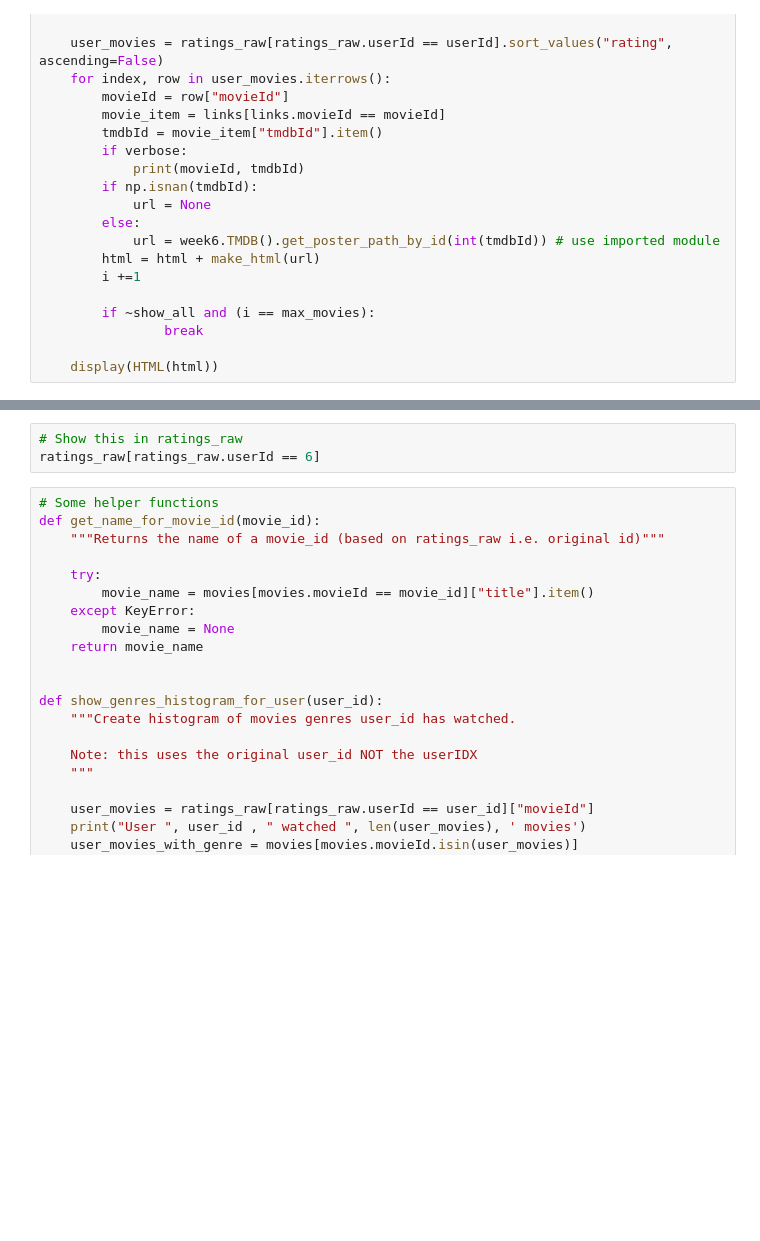
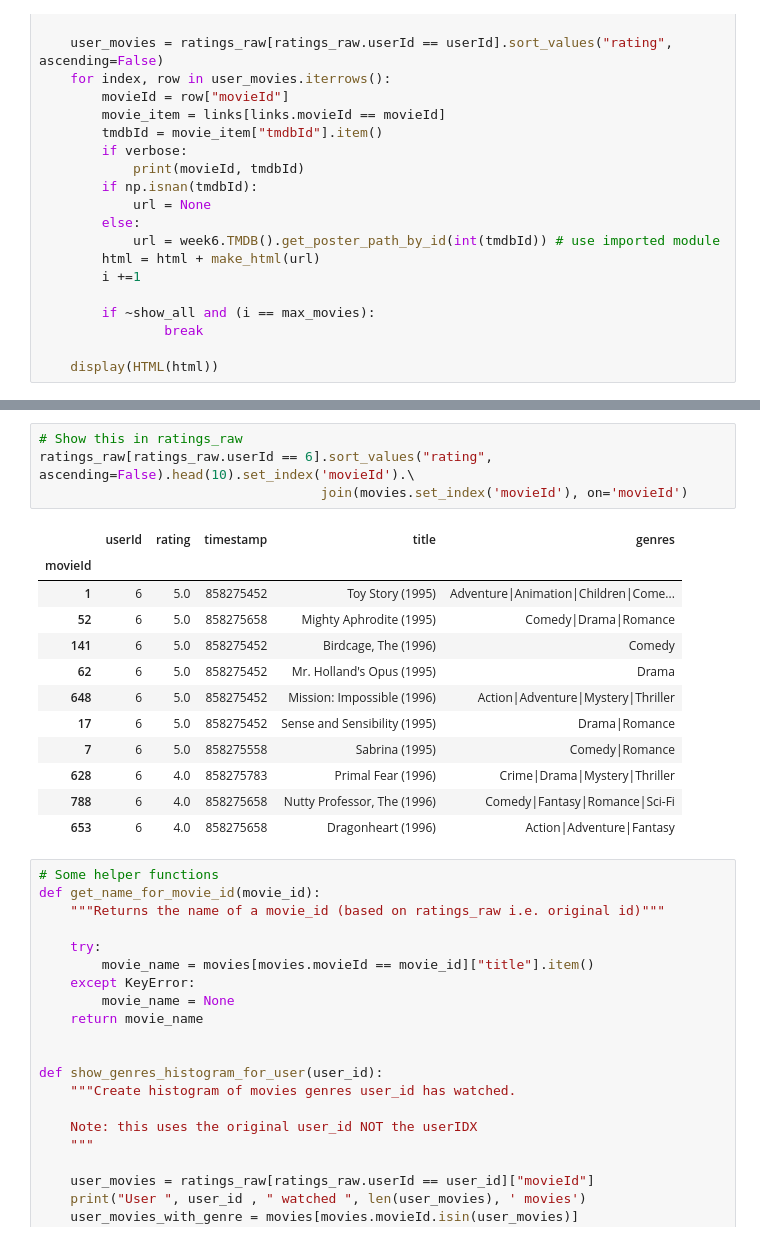
Before and after one commit to Rolex-Github/BigScaleAnalytics, a Jupyter notebook: week6/Recommender_systems.ipynb, the cells around one changed output, grey strips where cells are left out. Drawn from its saved outputs; the diff is of its cells as text; blank space fills up the shorter version.

```diff
--- a/week6/Recommender_systems.ipynb
+++ b/week6/Recommender_systems.ipynb
@@ -137,6 +176,20 @@ show_movies_for_user(6, verbose=False)
 # %%
 # Show this in ratings_raw
-ratings_raw[ratings_raw.userId == 6]
+ratings_raw[ratings_raw.userId == 6].sort_values("rating", ascending=False).head(10).set_index('movieId').\
+                                    join(movies.set_index('movieId'), on='movieId')
+# %% [output]
+|  | userId | rating | timestamp | title | genres |
+| movieId |  |  |  |  |  |
+| 1 | 6 | 5.0 | 858275452 | Toy Story (1995) | Adventure|Animation|Children|Come... |
+| 52 | 6 | 5.0 | 858275658 | Mighty Aphrodite (1995) | Comedy|Drama|Romance |
+| 141 | 6 | 5.0 | 858275452 | Birdcage, The (1996) | Comedy |
+| 62 | 6 | 5.0 | 858275452 | Mr. Holland's Opus (1995) | Drama |
+| 648 | 6 | 5.0 | 858275452 | Mission: Impossible (1996) | Action|Adventure|Mystery|Thriller |
+| 17 | 6 | 5.0 | 858275452 | Sense and Sensibility (1995) | Drama|Romance |
+| 7 | 6 | 5.0 | 858275558 | Sabrina (1995) | Comedy|Romance |
+| 628 | 6 | 4.0 | 858275783 | Primal Fear (1996) | Crime|Drama|Mystery|Thriller |
+| 788 | 6 | 4.0 | 858275658 | Nutty Professor, The (1996) | Comedy|Fantasy|Romance|Sci-Fi |
+| 653 | 6 | 4.0 | 858275658 | Dragonheart (1996) | Action|Adventure|Fantasy |
 # %%
 # Some helper functions
 def get_name_for_movie_id(movie_id):
```
Also changed, not shown: parts of 34 cells of this notebook.
